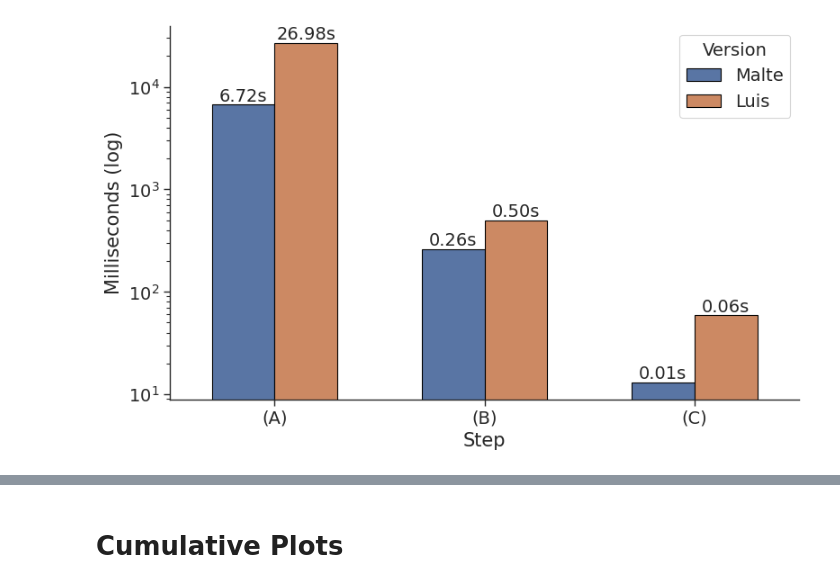
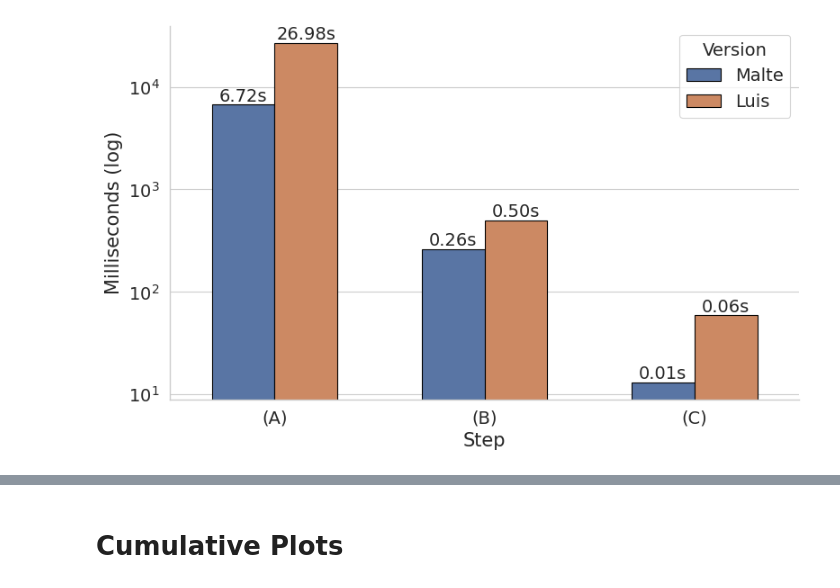
Before and after one commit to mweyrich28/exonSkipping, a Jupyter notebook: src/main/plotting.ipynb, the cells around one changed output, grey strips where cells are left out. Cells and saved outputs as stored; diff of their text form; code cells hidden in the pictures.

Commit message:
plotting notebook

```diff
--- a/src/main/plotting.ipynb
+++ b/src/main/plotting.ipynb
@@ -21,31 +21,32 @@ plt.figure(figsize=(8, 5))
 
 sns.set()
 sns.set_palette("colorblind")
 sns.set("paper")
 sns.set_style("ticks")
+sns.set_style("whitegrid")
 ax = sns.barplot(
     x="Step", y="Milliseconds", data=df, hue="Version", edgecolor="black", **{"width": 0.6}
 )
 ax.set_title("")
 ax.set_xlabel("Step", fontsize=15)
 ax.set_ylabel("Milliseconds (log)", fontsize=15)
 plt.yscale("log")
 ax.tick_params(axis="both", which="major", labelsize=14)
 plt.tight_layout()
 sns.despine()
 ax.legend(title="Version", fontsize=14, title_fontsize=14)  # Adjust fontsize as needed
 
 
 # Annotate bars with time in seconds
 for p in ax.patches:
     time_ms = p.get_height()  # Get the height of each bar (in ms)
     time_s = time_ms / 1000  # Convert ms to seconds
     ax.text(
         p.get_x() + p.get_width() / 2,  # x-position
         p.get_height(),  # y-position (height of bar)
         f"{time_s:.2f}s",  # Annotation text
         ha="center", va="bottom", fontsize=14  # Center alignment
     )
 plt.savefig("/home/malte/projects/gobi/exonSkipping/report/plots/benchmark_time.jpg", dpi=300, bbox_inches="tight")
 # %% [output]
-[figure, old version]
+[figure, new version]
```
Also changed, not shown: parts of 3 cells of this notebook.
